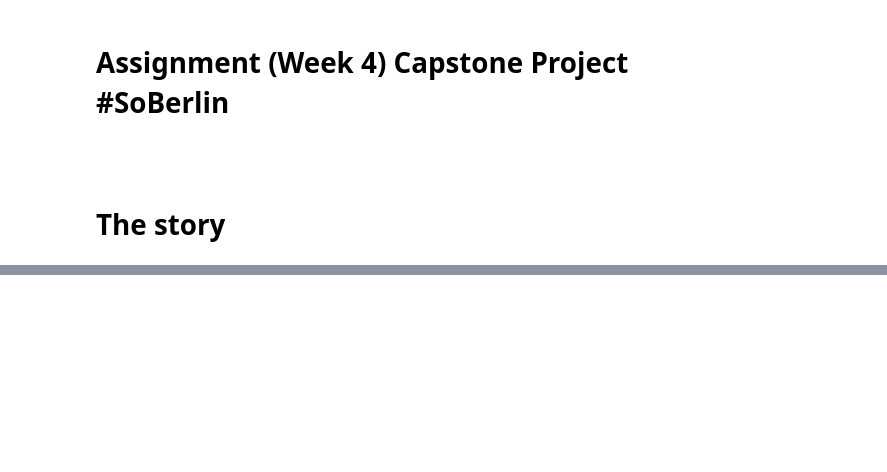
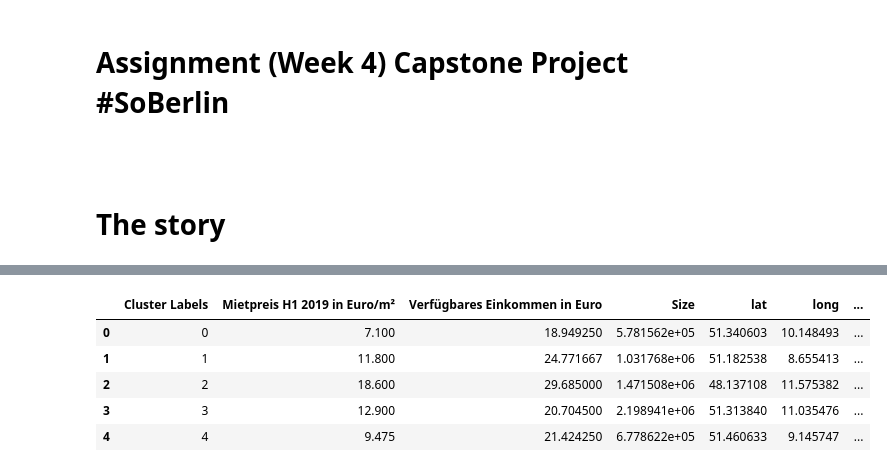
Before and after one commit to FKlapp/Coursera_Capstone, a Jupyter notebook: Assignment_Capstone_SoBerlin.ipynb, the cells around one changed output, grey strips where cells are left out. Cells and saved outputs as stored; diff of their text form; code cells hidden in the pictures; blank space fills up the shorter version.

```diff
--- a/Assignment_Capstone_SoBerlin.ipynb
+++ b/Assignment_Capstone_SoBerlin.ipynb
@@ -273,2 +259,0 @@ df_cities = pd.merge(df_cities,df_parks, on='Stadt')
-# %%
-df_cities = pd.merge(df_cities,cityfood_grouped, on="Stadt")
@@ -293,10 +269,4 @@ df_clustered = df_cities.drop('Stadt', 1)
 kmeans = KMeans(n_clusters=kclusters, random_state=0).fit(df_clustered.drop(['Size','lat','long'],1))
 # %%
 # add clustering labels
-#df_cities.insert(0, 'Cluster Labels', kmeans.labels_)
-df_cities['Cluster Labels'] = kmeans.labels_
-
-#ger_merged = df_cities
-
-# merge toronto_grouped with toronto_data to add latitude/longitude for each neighborhood
-#ger_merged = ger_merged.join(neighbourhoods_venues_sorted.set_index('Neighbourhood'), on='Neighbourhood')
+df_cities.insert(0, 'Cluster Labels', kmeans.labels_)
@@ -319,0 +317,11 @@ df_cities
+# %%
+# Show average rental price (Mietpreis); Average Income ("Einkommen") and relative frequency of each nighlife spot per Cluster
+df_mean = df_cities.groupby("Cluster Labels", as_index=False).mean()
+df_mean.head()
+# %% [output]
+|  | Cluster Labels | Mietpreis H1 2019 in Euro/m² | Verfügbares Einkommen in Euro | Size | lat | long | ... |
+| 0 | 0 | 7.100 | 18.949250 | 5.781562e+05 | 51.340603 | 10.148493 | ... |
+| 1 | 1 | 11.800 | 24.771667 | 1.031768e+06 | 51.182538 | 8.655413 | ... |
+| 2 | 2 | 18.600 | 29.685000 | 1.471508e+06 | 48.137108 | 11.575382 | ... |
+| 3 | 3 | 12.900 | 20.704500 | 2.198941e+06 | 51.313840 | 11.035476 | ... |
+| 4 | 4 | 9.475 | 21.424250 | 6.778622e+05 | 51.460633 | 9.145747 | ... |
```
Also changed, not shown: parts of 54 cells of this notebook, 2 other files.
